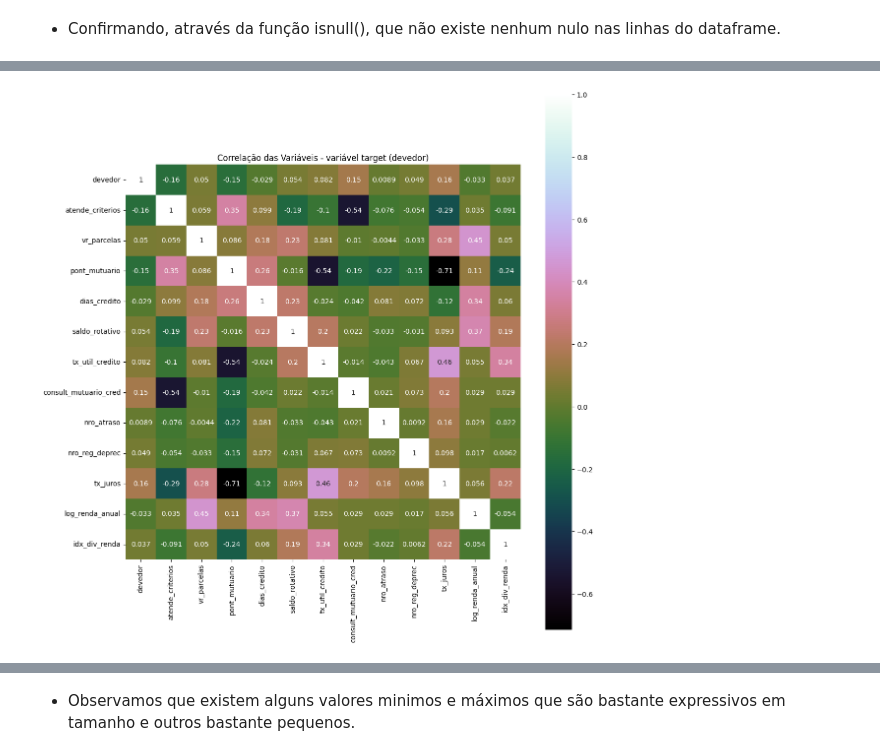
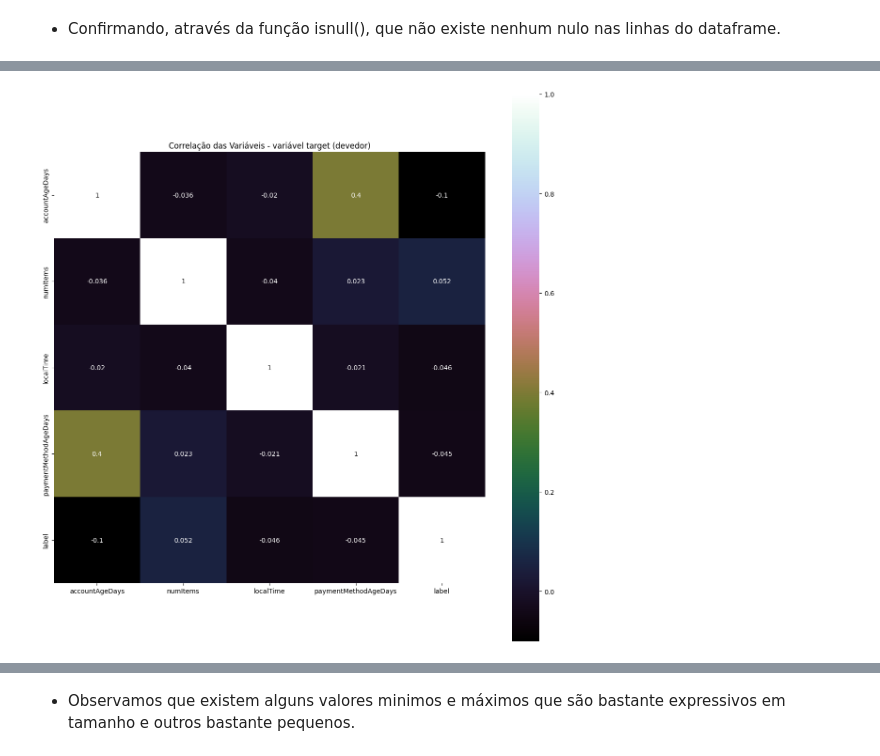
Before and after one commit to jairobernardesjunior/025_Financial_classification_project_fraud_detection, a Jupyter notebook: 01 pfd_analisa.ipynb, the cells around one changed output, grey strips where cells are left out. Cells and saved outputs as stored; diff of their text form; code cells hidden in the pictures.

```diff
--- a/01 pfd_analisa.ipynb
+++ b/01 pfd_analisa.ipynb
@@ -66,6 +50,6 @@ import seaborn as sns # plotagem gráfica baseada em matplotlib
 import numpy as np # computação de matrizes
 # %%
 # carregando arquivo de dados
-df_emprestimo = pd.read_csv('dataset/loan_data.csv', sep=',')
+df_fraud = pd.read_csv('dataset/payment_fraud.csv', sep=',')
 # %%
 # verificando a quantidade de linhas e colunas do dataframe
@@ -140,0 +112,3 @@ df_emprestimo.duplicated().sum()
+# %%
+# eliminando registros duplicados
+df_fraud = df_fraud.drop_duplicates()
@@ -177,27 +148,20 @@ list(df_emprestimo.columns)
 # %%
 # analisando a correlação entre as variáveis
-lista_corr = list(['devedor', 'atende_criterios',
-                        #'utilizacao',
-                        'vr_parcelas',
-                        'pont_mutuario',
-                        'dias_credito',
-                        'saldo_rotativo',
-                        'tx_util_credito',
-                        'consult_mutuario_cred',
-                        'nro_atraso',
-                        'nro_reg_deprec',
-                        'tx_juros',
-                        'log_renda_anual',
-                        'idx_div_renda'])
+lista_corr = list(['accountAgeDays',
+                    'numItems',
+                    'localTime',
+                    #'paymentMethod',
+                    'paymentMethodAgeDays',
+                    'label'])
 
 fig, axs = pyplot.subplots(nrows=1, ncols=1, figsize=(12,12))
 
-correlation = df_emprestimo[lista_corr].corr()
+correlation = df_fraud[lista_corr].corr()
 sns.heatmap(correlation, vmax=1, square=True, annot=True, cmap='cubehelix', ax=axs)
 
 axs.set_title('Correlação das Variáveis - variável target (devedor)')
 fig.tight_layout()
 
 pyplot.show()
 # %% [output]
-[figure, old version]
+[figure, new version]
```
Also changed, not shown: parts of 60 cells of this notebook, 3 other files.
